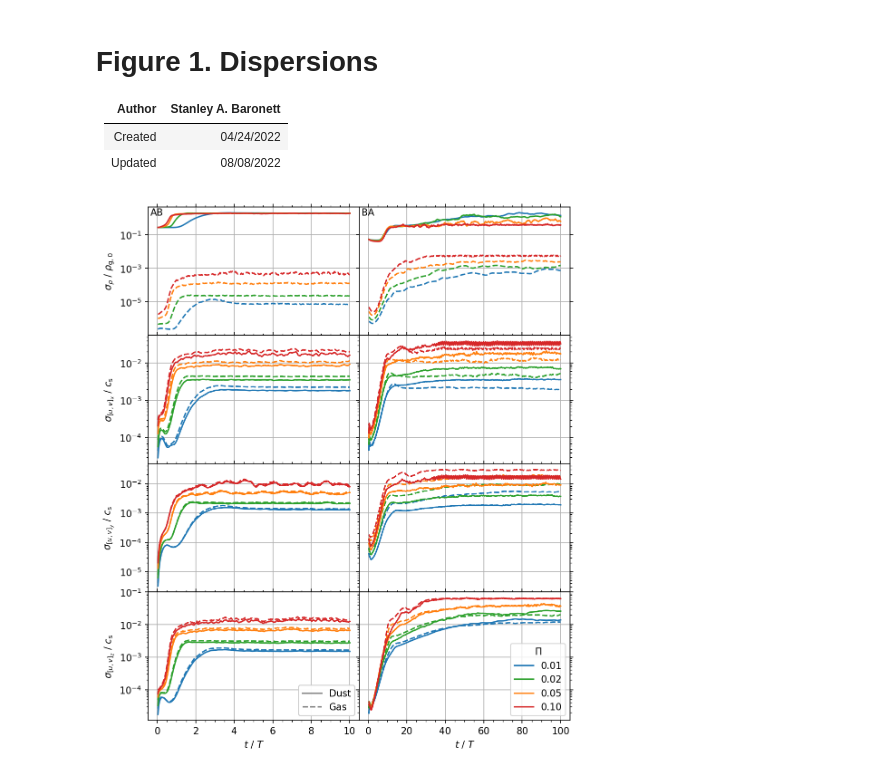
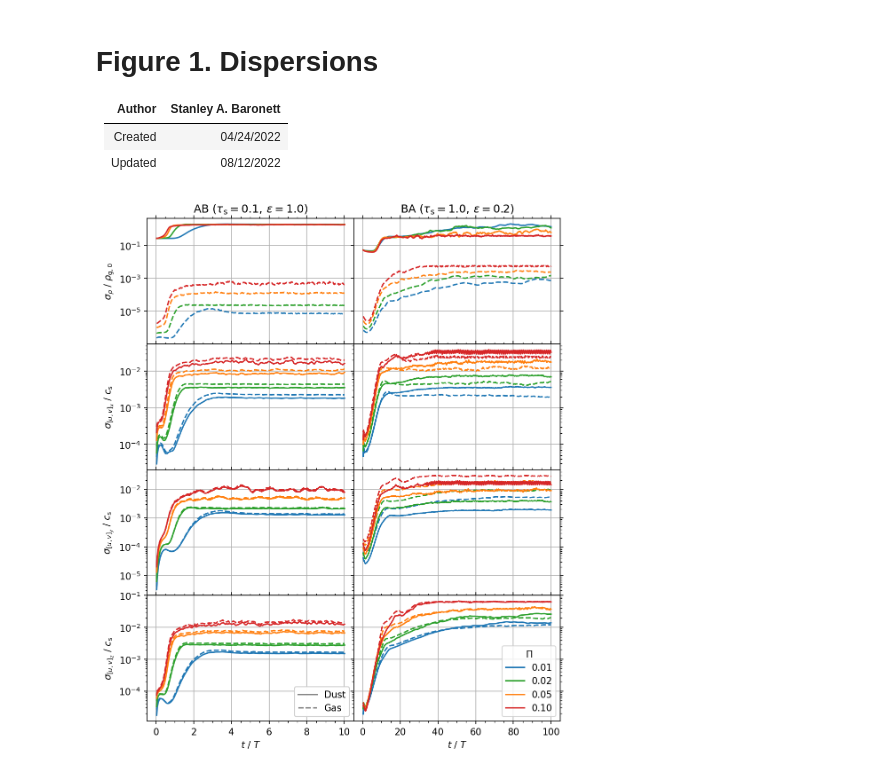
Before and after one commit to sabaronett/streaming-instability, a Jupyter notebook: ipynb/Dispersions.ipynb, the cells around one changed output. Drawn from its saved outputs; the diff is of its cells as text; code cells hidden in the pictures.

```diff
--- a/ipynb/Dispersions.ipynb
+++ b/ipynb/Dispersions.ipynb
@@ -3,7 +3,7 @@
 | Author  | Stanley A. Baronett |
 |---------|---------------------|
 | Created | 04/24/2022          |
-| Updated | 08/08/2022          |
+| Updated | 08/12/2022          |
 # %%
 import sys
 sys.path.insert(0, '/home/stanley/bitbucket/ccyang/athena-dust/vis/python')
@@ -59,36 +59,34 @@ for i, case in enumerate(cases):
                            ls='--')
         axs[2][i].semilogy(hst['time'][psi:], sd_uy[psi:]/c_s, color=Pi[1],
                            ls='--')
         axs[3][i].semilogy(hst['time'][psi:], sd_uz[psi:]/c_s, color=Pi[1],
                            ls='--')
 
 # Plot ghost points for colorless line style legend
 ls_dust, = axs[3][0].semilogy([], [], color='tab:gray', label='Dust')
 ls_gas,  = axs[3][0].semilogy([], [], color='tab:gray', ls='--', label='Gas')
 
 # Add multiple legends
 legend_ls = axs[3, 0].legend(handles=[ls_dust, ls_gas], loc='lower right')
 axs[3, 0].add_artist(legend_ls)
 axs[3, 1].legend(handles=lns[:4], loc='lower right', title=r'$\Pi$')
 
 # Format subplots
 for ax in axs.flat:
     ax.grid()
     ax.minorticks_on()
     ax.tick_params(which='both', top=True, right=True)
 
-axs[0, 0].set(ylabel=r'$\sigma_\rho$ / $\rho_\mathrm{g,0}$')
+axs[0, 0].set(title=r'AB ($\tau_\mathrm{s}=0.1,\,\epsilon=1.0)$',
+              ylabel=r'$\sigma_\rho$ / $\rho_\mathrm{g,0}$')
+axs[0, 1].set(title=r'BA ($\tau_\mathrm{s}=1.0,\,\epsilon=0.2)$')
 axs[1, 0].set(ylabel=r'$\sigma_{[u,v]_x}$ / $c_\mathrm{s}$')
 axs[2, 0].set(ylabel=r'$\sigma_{[u,v]_y}$ / $c_\mathrm{s}$')
 axs[3, 0].set(ylabel=r'$\sigma_{[u,v]_z}$ / $c_\mathrm{s}$')
 axs[3, 0].set(xlabel=r'$t$ / $T$')
 axs[3, 1].set(xlabel=r'$t$ / $T$')
-axs[0, 0].text(0.01, 0.99, 'AB', ha='left', va='top',
-               transform=axs[0, 0].transAxes)
-axs[0, 1].text(0.01, 0.99, 'BA', ha='left', va='top',
-               transform=axs[0, 1].transAxes)
 
 plt.subplots_adjust(hspace=0, wspace=0)
 plt.savefig('figs/dispersions.pdf', bbox_inches='tight', pad_inches=0.01)
 # %% [output]
-[figure, old version]
+[figure, new version]
```
Also changed, not shown: 5 other files.
